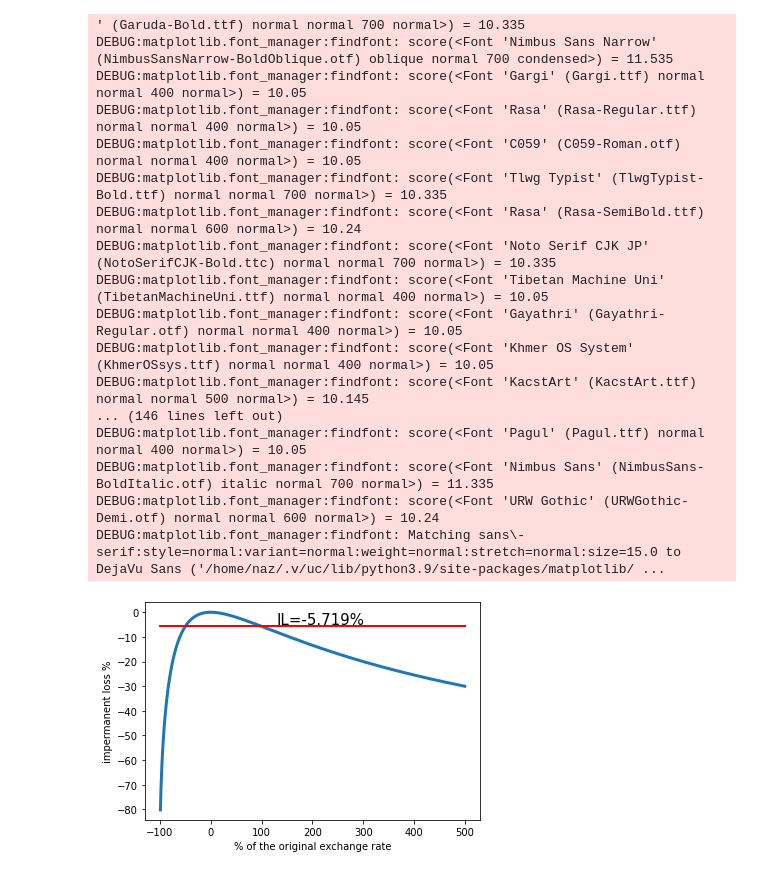
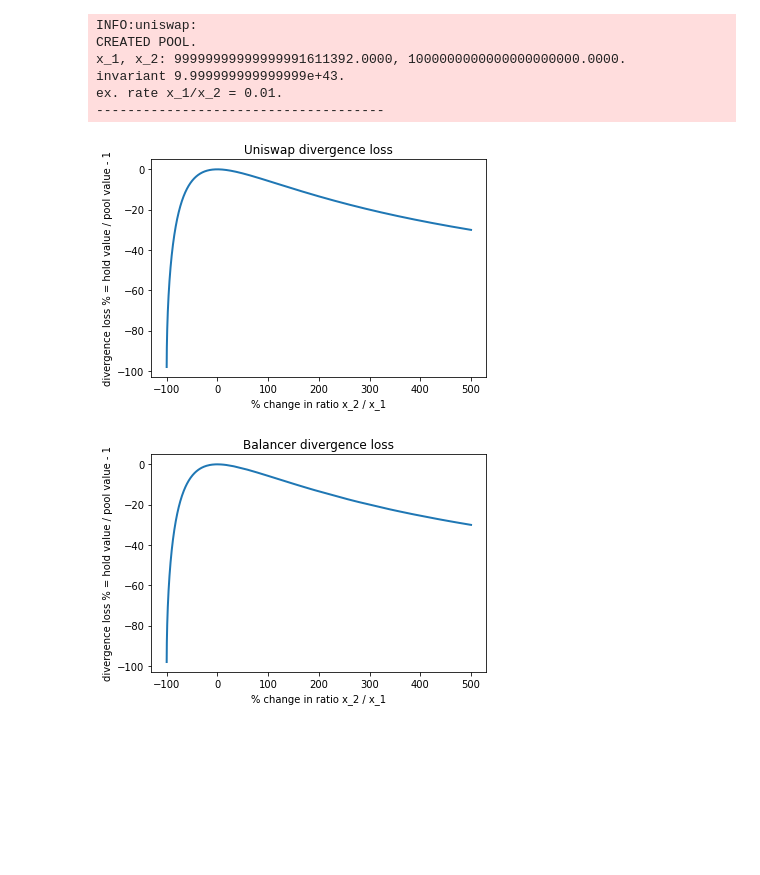
Before and after one commit to xujiahuayz/bondingcurves, a Jupyter notebook: notebooks/divergence-losses.ipynb, the cells around one changed output. Saved outputs shown, nothing was run; the diff lists cells and outputs as text; code cells hidden in the pictures; blank space fills up the shorter version.

Commit message:
[+] balancer divergence loss reducing to uniswap for two assets with 0.5 weights each

```diff
--- a/notebooks/divergence-losses.ipynb
+++ b/notebooks/divergence-losses.ipynb
@@ -11,26 +13,15 @@ if workspace not in sys.path:
 from amms.uniswap.utils import Token
 from amms.uniswap.main import Amm
 # %%
-_x_1 = Token(1, 100000e18)
-_x_2 = Token(2, 1000e18)
-amm = Amm(_x_1, _x_2)
-amm._plot_impermanent_loss()
+x_1 = Token(1, 100000e18)
+x_2 = Token(2, 1000e18)
+amm = Amm(x_1, x_2)
+_ = amm._plot_divergence_loss()
 # %% [output]
-' (Garuda-Bold.ttf) normal normal 700 normal>) = 10.335
-DEBUG:matplotlib.font_manager:findfont: score(<Font 'Nimbus Sans Narrow' (NimbusSansNarrow-BoldOblique.otf) oblique normal 700 condensed>) = 11.535
-DEBUG:matplotlib.font_manager:findfont: score(<Font 'Gargi' (Gargi.ttf) normal normal 400 normal>) = 10.05
-DEBUG:matplotlib.font_manager:findfont: score(<Font 'Rasa' (Rasa-Regular.ttf) normal normal 400 normal>) = 10.05
-DEBUG:matplotlib.font_manager:findfont: score(<Font 'C059' (C059-Roman.otf) normal normal 400 normal>) = 10.05
-DEBUG:matplotlib.font_manager:findfont: score(<Font 'Tlwg Typist' (TlwgTypist-Bold.ttf) normal normal 700 normal>) = 10.335
-DEBUG:matplotlib.font_manager:findfont: score(<Font 'Rasa' (Rasa-SemiBold.ttf) normal normal 600 normal>) = 10.24
-DEBUG:matplotlib.font_manager:findfont: score(<Font 'Noto Serif CJK JP' (NotoSerifCJK-Bold.ttc) normal normal 700 normal>) = 10.335
-DEBUG:matplotlib.font_manager:findfont: score(<Font 'Tibetan Machine Uni' (TibetanMachineUni.ttf) normal normal 400 normal>) = 10.05
-DEBUG:matplotlib.font_manager:findfont: score(<Font 'Gayathri' (Gayathri-Regular.otf) normal normal 400 normal>) = 10.05
-DEBUG:matplotlib.font_manager:findfont: score(<Font 'Khmer OS System' (KhmerOSsys.ttf) normal normal 400 normal>) = 10.05
-DEBUG:matplotlib.font_manager:findfont: score(<Font 'KacstArt' (KacstArt.ttf) normal normal 500 normal>) = 10.145
-... (146 lines left out)
-DEBUG:matplotlib.font_manager:findfont: score(<Font 'Pagul' (Pagul.ttf) normal normal 400 normal>) = 10.05
-DEBUG:matplotlib.font_manager:findfont: score(<Font 'Nimbus Sans' (NimbusSans-BoldItalic.otf) italic normal 700 normal>) = 11.335
-DEBUG:matplotlib.font_manager:findfont: score(<Font 'URW Gothic' (URWGothic-Demi.otf) normal normal 600 normal>) = 10.24
-DEBUG:matplotlib.font_manager:findfont: Matching sans\-serif:style=normal:variant=normal:weight=normal:stretch=normal:size=15.0 to DejaVu Sans ('/home/naz/.v/uc/lib/python3.9/site-packages/matplotlib/ ...
+INFO:uniswap:
+CREATED POOL.
+x_1, x_2: 99999999999999991611392.0000, 1000000000000000000000.0000.
+invariant 9.999999999999999e+43.
+ex. rate x_1/x_2 = 0.01.
+-------------------------------------
-[figure, old version]
+[figure, new version]
@@ -36,0 +30,5 @@ DEBUG:matplotlib.font_manager:findfont: Matching sans\-serif:style=normal:varian
+# %%
+pct_changes = [[0, i] for i in np.arange(-0.9999, 5.0001, 0.0001)]
+_ = plot_divergence_loss([0.5, 0.5], pct_changes)
+# %% [output]
+[figure, added]
```
Also changed, not shown: parts of 2 cells of this notebook, 2 other files.
